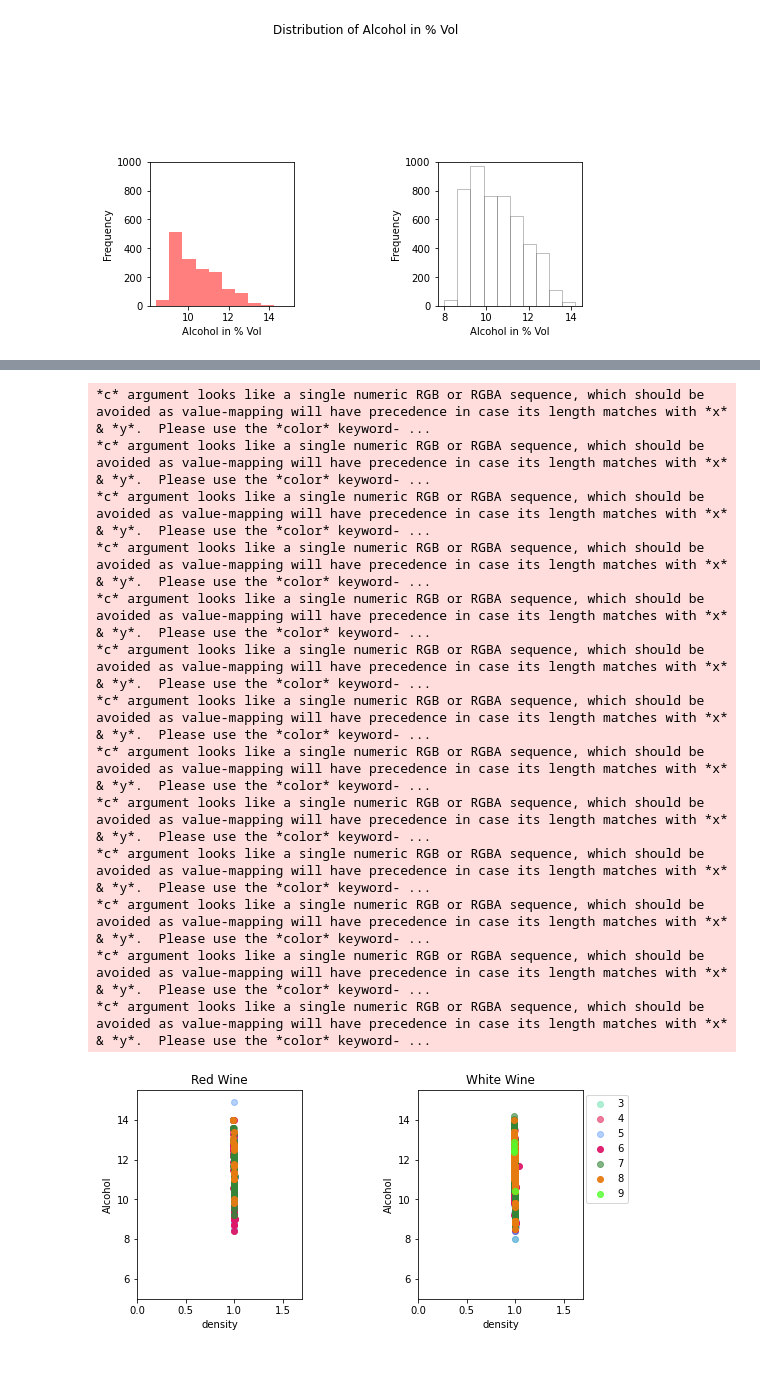
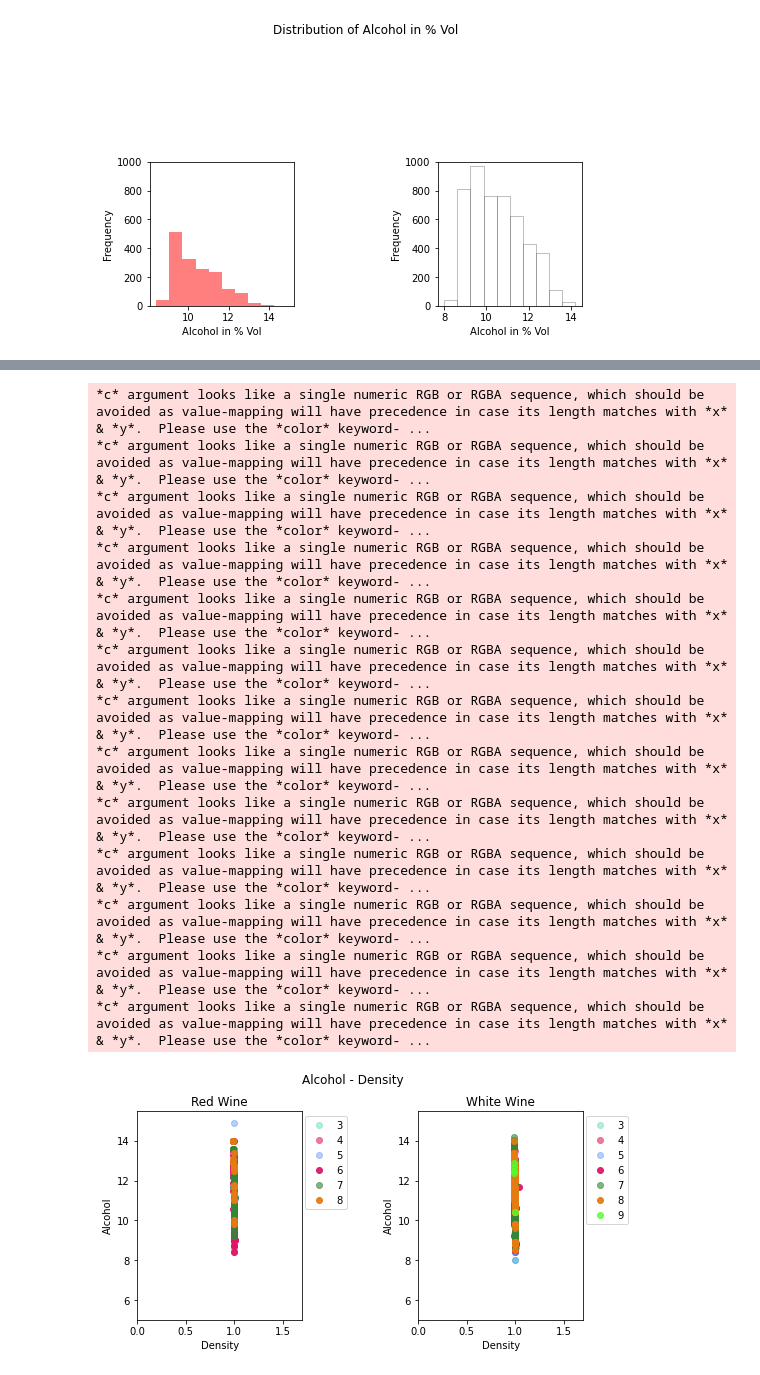
Before and after one commit to knakjbdhjahh/Comparison-ML-DL-performance-accuracy-for-wine-quality-features-, a Jupyter notebook: RedWhitewine-DLtechnique.ipynb, the cells around one changed output, grey strips where cells are left out. Cells and saved outputs as stored; diff of their text form; code cells hidden in the pictures.

```diff
--- a/RedWhitewine-DLtechnique.ipynb
+++ b/RedWhitewine-DLtechnique.ipynb
@@ -277,35 +270,35 @@ for i in range(len(whitecolors)):
     whitey = white['alcohol'][white.quality == whitelabels[i]]
     whitex = white['density'][white.quality == whitelabels[i]]
     ax[1].scatter(whitex, whitey, c=whitecolors[i])
 
 ax[0].set_title("Red Wine")
 ax[1].set_title("White Wine")
 ax[0].set_xlim([0,1.7])
 ax[1].set_xlim([0,1.7])
 ax[0].set_ylim([5,15.5])
 ax[1].set_ylim([5,15.5])
-ax[0].set_xlabel("density")
+ax[0].set_xlabel("Density")
 ax[0].set_ylabel("Alcohol")
-ax[1].set_xlabel("density")
+ax[1].set_xlabel("Density")
 ax[1].set_ylabel("Alcohol")
-#ax[0].legend(redlabels, loc='best', bbox_to_anchor=(1.3, 1))
+ax[0].legend(redlabels, loc='best', bbox_to_anchor=(1.3, 1))
 ax[1].legend(whitelabels, loc='best', bbox_to_anchor=(1.3, 1))
-#fig.suptitle("Alcohol - Volatile Acidity")
+fig.suptitle("Alcohol - Density")
 fig.subplots_adjust(top=0.85, wspace=0.7)
 
 plt.show()
 # %% [output]
 *c* argument looks like a single numeric RGB or RGBA sequence, which should be avoided as value-mapping will have precedence in case its length matches with *x* & *y*.  Please use the *color* keyword- ...
 *c* argument looks like a single numeric RGB or RGBA sequence, which should be avoided as value-mapping will have precedence in case its length matches with *x* & *y*.  Please use the *color* keyword- ...
 *c* argument looks like a single numeric RGB or RGBA sequence, which should be avoided as value-mapping will have precedence in case its length matches with *x* & *y*.  Please use the *color* keyword- ...
 *c* argument looks like a single numeric RGB or RGBA sequence, which should be avoided as value-mapping will have precedence in case its length matches with *x* & *y*.  Please use the *color* keyword- ...
 *c* argument looks like a single numeric RGB or RGBA sequence, which should be avoided as value-mapping will have precedence in case its length matches with *x* & *y*.  Please use the *color* keyword- ...
 *c* argument looks like a single numeric RGB or RGBA sequence, which should be avoided as value-mapping will have precedence in case its length matches with *x* & *y*.  Please use the *color* keyword- ...
 *c* argument looks like a single numeric RGB or RGBA sequence, which should be avoided as value-mapping will have precedence in case its length matches with *x* & *y*.  Please use the *color* keyword- ...
 *c* argument looks like a single numeric RGB or RGBA sequence, which should be avoided as value-mapping will have precedence in case its length matches with *x* & *y*.  Please use the *color* keyword- ...
 *c* argument looks like a single numeric RGB or RGBA sequence, which should be avoided as value-mapping will have precedence in case its length matches with *x* & *y*.  Please use the *color* keyword- ...
 *c* argument looks like a single numeric RGB or RGBA sequence, which should be avoided as value-mapping will have precedence in case its length matches with *x* & *y*.  Please use the *color* keyword- ...
 *c* argument looks like a single numeric RGB or RGBA sequence, which should be avoided as value-mapping will have precedence in case its length matches with *x* & *y*.  Please use the *color* keyword- ...
 *c* argument looks like a single numeric RGB or RGBA sequence, which should be avoided as value-mapping will have precedence in case its length matches with *x* & *y*.  Please use the *color* keyword- ...
 *c* argument looks like a single numeric RGB or RGBA sequence, which should be avoided as value-mapping will have precedence in case its length matches with *x* & *y*.  Please use the *color* keyword- ...
-[figure, old version]
+[figure, new version]
```
Also changed, not shown: parts of 14 cells of this notebook.
